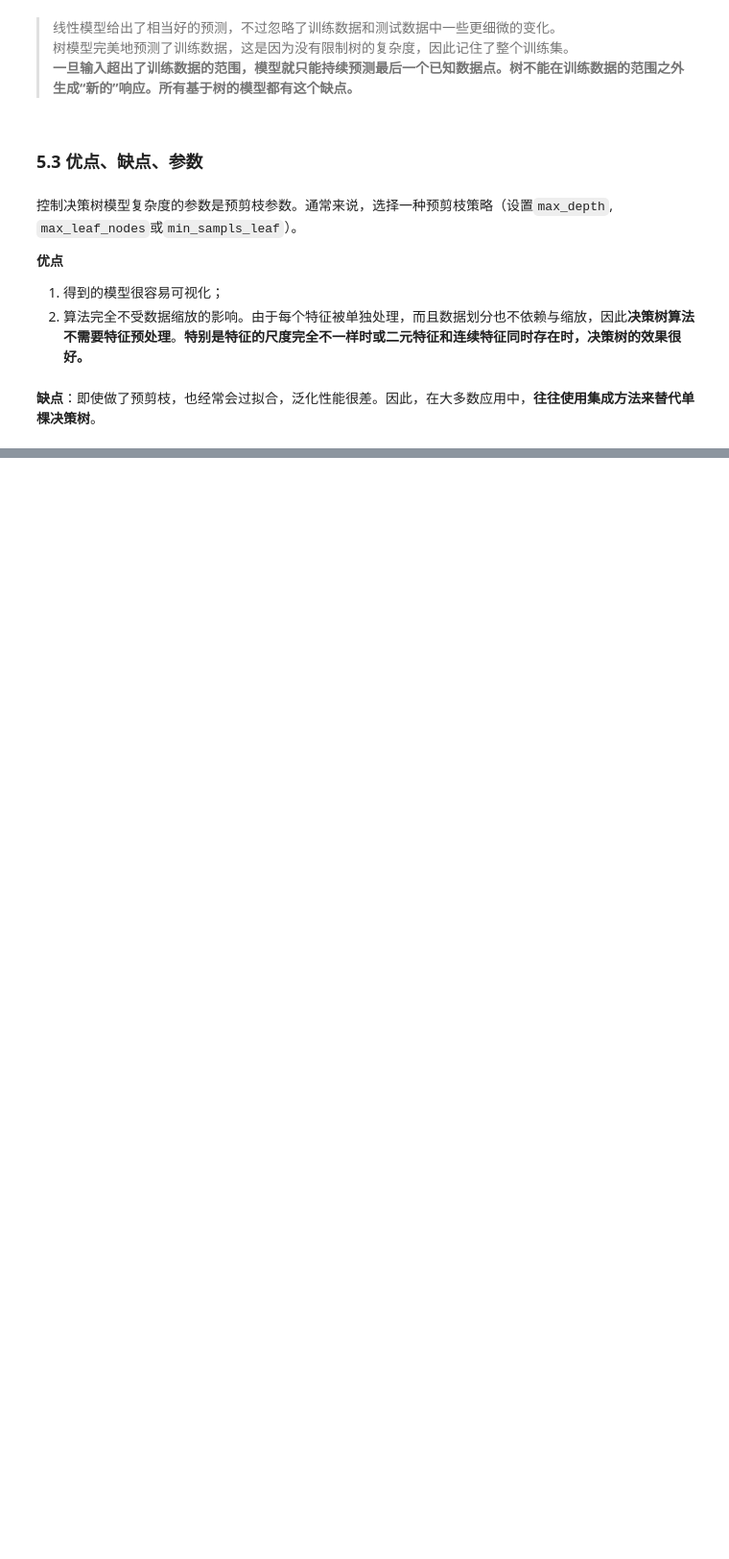
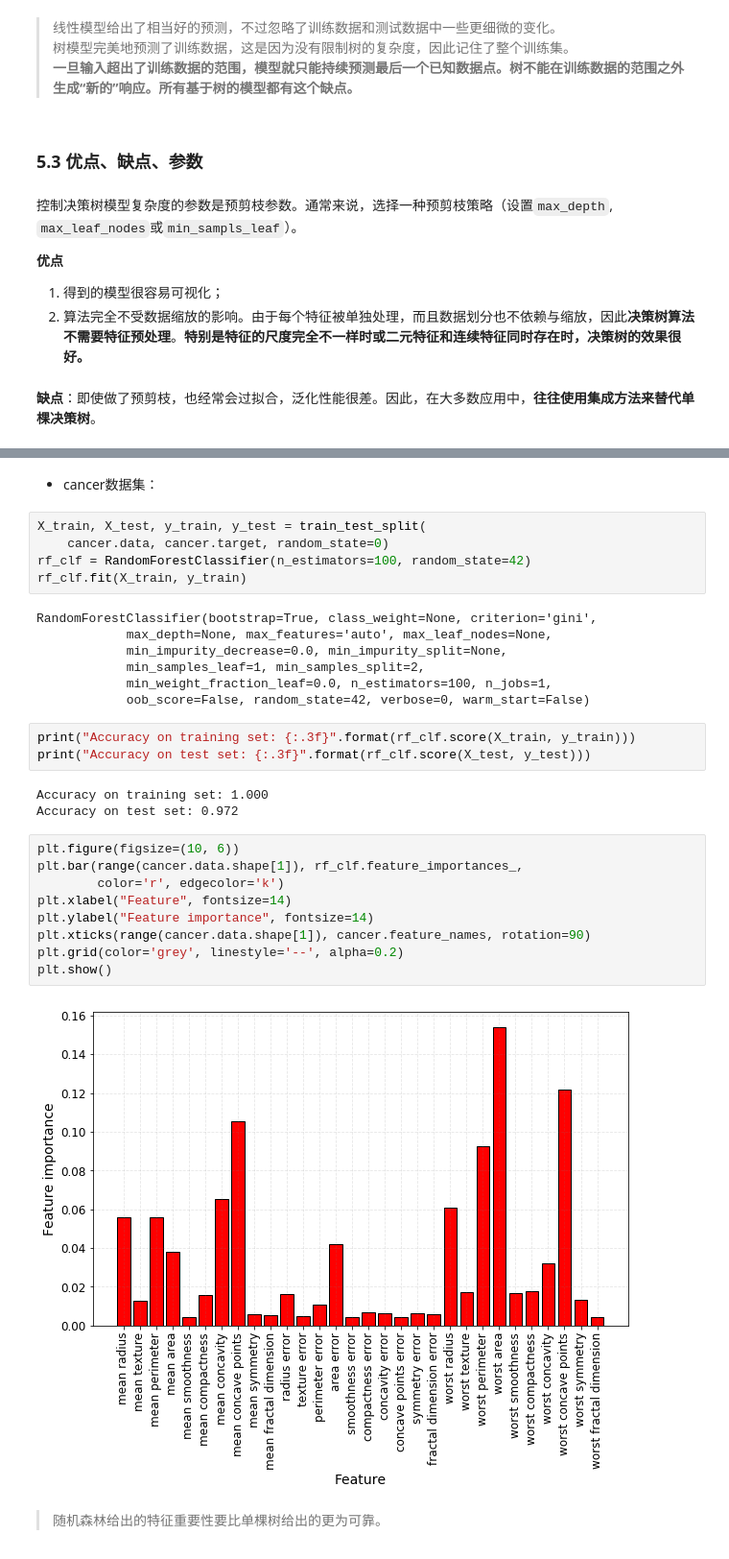
Before and after one commit to libingallin/introduction-to-ml, a Jupyter notebook: ch2_supervised_learning.ipynb, the cells around one changed output, grey strips where cells are left out. Shown at 96% size. Saved outputs shown, nothing was run; the diff lists cells and outputs as text; blank space fills up the shorter version.

```diff
--- a/ch2_supervised_learning.ipynb
+++ b/ch2_supervised_learning.ipynb
@@ -1167,0 +1285,33 @@ plt.show()
+# %% [markdown]
++ cancer数据集：
+# %%
+X_train, X_test, y_train, y_test = train_test_split(
+    cancer.data, cancer.target, random_state=0)
+rf_clf = RandomForestClassifier(n_estimators=100, random_state=42)
+rf_clf.fit(X_train, y_train)
+# %% [output]
+RandomForestClassifier(bootstrap=True, class_weight=None, criterion='gini',
+            max_depth=None, max_features='auto', max_leaf_nodes=None,
+            min_impurity_decrease=0.0, min_impurity_split=None,
+            min_samples_leaf=1, min_samples_split=2,
+            min_weight_fraction_leaf=0.0, n_estimators=100, n_jobs=1,
+            oob_score=False, random_state=42, verbose=0, warm_start=False)
+# %%
+print("Accuracy on training set: {:.3f}".format(rf_clf.score(X_train, y_train)))
+print("Accuracy on test set: {:.3f}".format(rf_clf.score(X_test, y_test)))
+# %% [output]
+Accuracy on training set: 1.000
+Accuracy on test set: 0.972
+# %%
+plt.figure(figsize=(10, 6))
+plt.bar(range(cancer.data.shape[1]), rf_clf.feature_importances_,
+        color='r', edgecolor='k')
+plt.xlabel("Feature", fontsize=14)
+plt.ylabel("Feature importance", fontsize=14)
+plt.xticks(range(cancer.data.shape[1]), cancer.feature_names, rotation=90)
+plt.grid(color='grey', linestyle='--', alpha=0.2)
+plt.show()
+# %% [output]
+[figure, added]
+# %% [markdown]
+> 随机森林给出的特征重要性要比单棵树给出的更为可靠。
```
Also changed, not shown: parts of 100 cells of this notebook.
